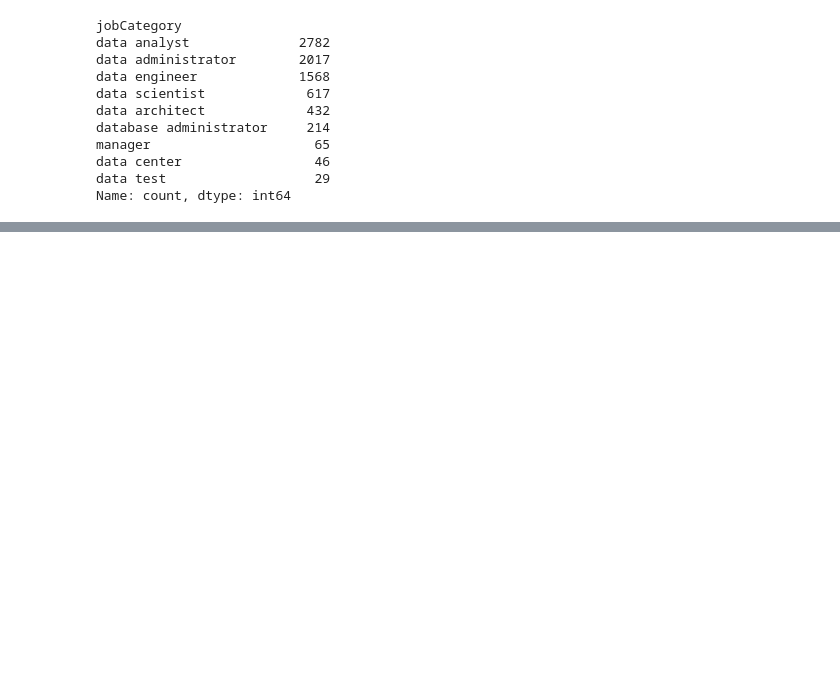
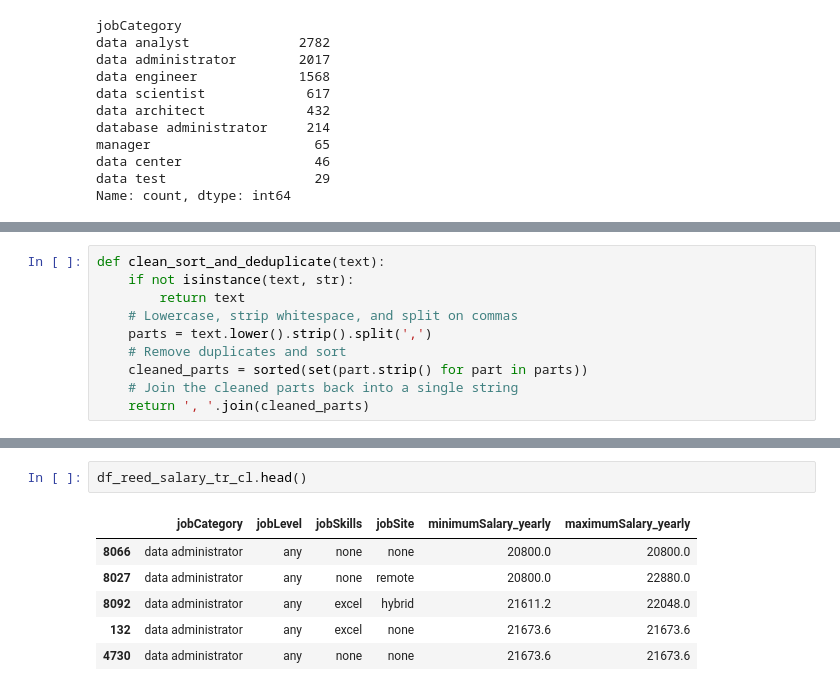
Before and after one commit to mygitbob/feb24_project_job-market, a Jupyter notebook: src/reed mdb pull and transforml.ipynb, the cells around one changed output, grey strips where cells are left out. Saved outputs shown, nothing was run; the diff lists cells and outputs as text; blank space fills up the shorter version.

```diff
--- a/src/reed mdb pull and transforml.ipynb
+++ b/src/reed mdb pull and transforml.ipynb
@@ -684,0 +716,10 @@ Name: count, dtype: int64
+# %%
+def clean_sort_and_deduplicate(text):
+    if not isinstance(text, str):
+        return text
+    # Lowercase, strip whitespace, and split on commas
+    parts = text.lower().strip().split(',')
+    # Remove duplicates and sort
+    cleaned_parts = sorted(set(part.strip() for part in parts))
+    # Join the cleaned parts back into a single string
+    return ', '.join(cleaned_parts)
@@ -684,0 +743,9 @@ Name: count, dtype: int64
+# %%
+df_reed_salary_tr_cl.head()
+# %% [output]
+|  | jobCategory | jobLevel | jobSkills | jobSite | minimumSalary_yearly | maximumSalary_yearly |
+| 8066 | data administrator | any | none | none | 20800.0 | 20800.0 |
+| 8027 | data administrator | any | none | remote | 20800.0 | 22880.0 |
+| 8092 | data administrator | any | excel | hybrid | 21611.2 | 22048.0 |
+| 132 | data administrator | any | excel | none | 21673.6 | 21673.6 |
+| 4730 | data administrator | any | none | none | 21673.6 | 21673.6 |
```
Also changed, not shown: parts of 17 cells of this notebook.
